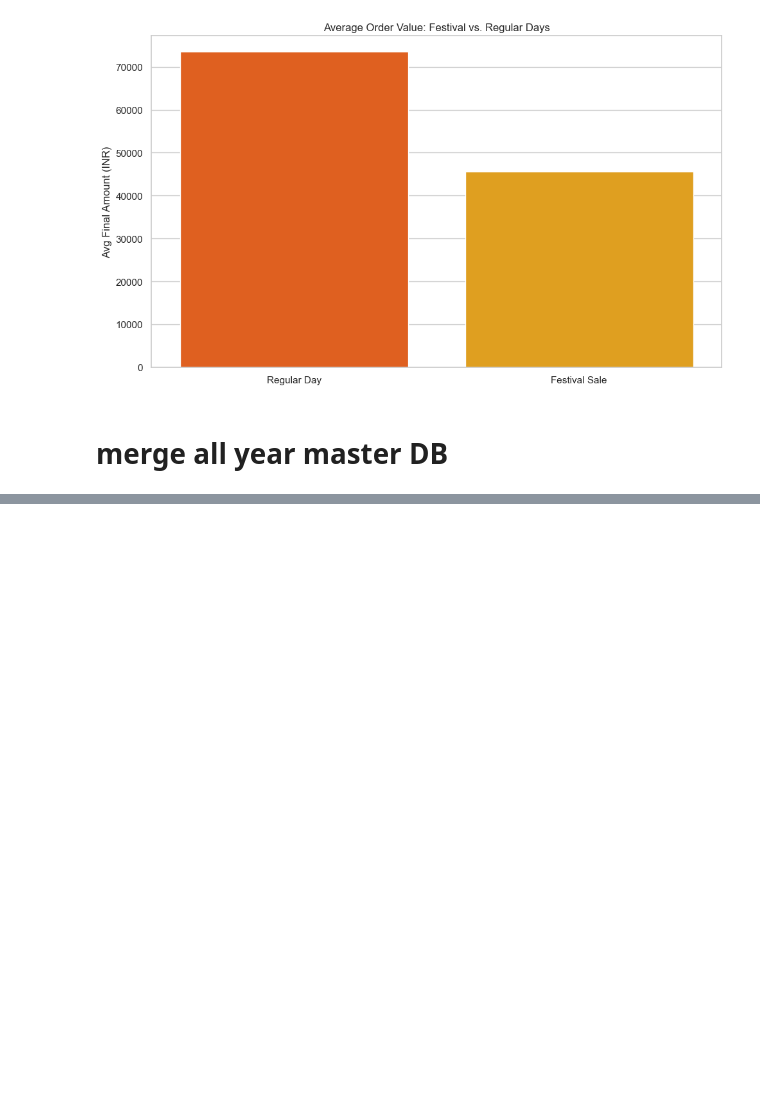
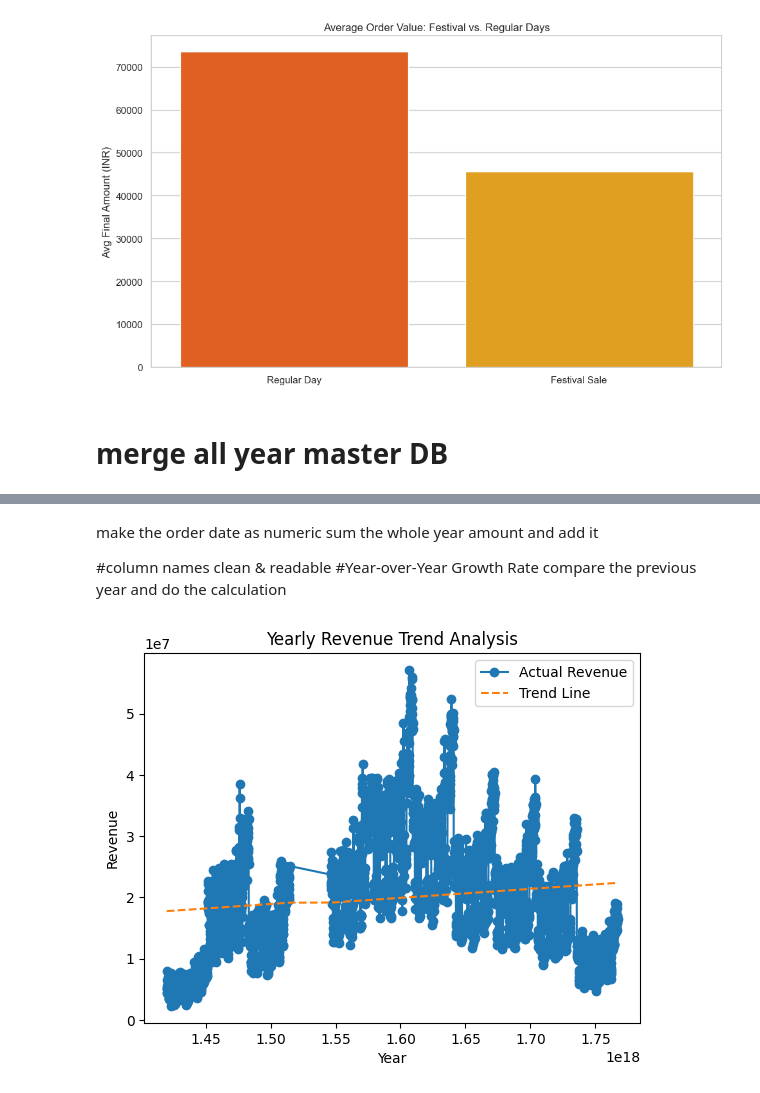
Before and after one commit to mrsdeepisunil-oss/guvi-cricbuzz, a Jupyter notebook: AMAZON -MINI PROJECT/Dataset-amazon/Amazon-mini.ipynb, the cells around one changed output, grey strips where cells are left out. Drawn from its saved outputs; the diff is of its cells as text; code cells hidden in the pictures; blank space fills up the shorter version.

```diff
--- a/AMAZON -MINI PROJECT/Dataset-amazon/Amazon-mini.ipynb
+++ b/AMAZON -MINI PROJECT/Dataset-amazon/Amazon-mini.ipynb
@@ -1641,0 +1749,51 @@ KeyError: 'Year'
+# %% [markdown]
+make the order date as numeric
+sum the whole year amount and add it
+
+#column names clean & readable
+#Year-over-Year Growth Rate compare the previous year and do the calculation
+# %%
+import pandas as pd
+import numpy as np
+
+# Ensure order_date is numeric (since it only contains the year)
+main_df['order_date'] = pd.to_numeric(main_df['order_date'])
+
+# Aggregate Revenue by Year
+revenue_trend = main_df.groupby('order_date')['final_amount_inr'].sum().reset_index()
+revenue_trend.columns = ['Year', 'Revenue']
+
+# Calculate Year-over-Year (YoY) Growth Rate
+# previous year compared to current year calculate convert to percentage
+revenue_trend['Growth_Rate'] = revenue_trend['Revenue'].pct_change() * 100
+# %%
+# X is the sequence of years, Y is the revenue
+x = np.arange(len(revenue_trend))
+y = revenue_trend['Revenue'].values
+
+# Calculate slope (m) and intercept (c)
+m, c = np.polyfit(x, y, 1)
+revenue_trend['Trend_Line'] = m * x + c
+# %%
+import matplotlib.pyplot as plt
+
+plt.figure()
+
+# Actual Revenue Line
+plt.plot(revenue_trend['Year'], revenue_trend['Revenue'], marker='o', label='Actual Revenue')
+
+# Trend Line
+plt.plot(revenue_trend['Year'], revenue_trend['Trend_Line'], linestyle='--', label='Trend Line')
+
+# Labels & Title
+plt.xlabel('Year')
+plt.ylabel('Revenue')
+plt.title('Yearly Revenue Trend Analysis')
+
+# Legend
+plt.legend()
+
+# Show chart
+plt.show()
+# %% [output]
+[figure, added]
```
Also changed, not shown: parts of 51 cells of this notebook, 1 other file.
